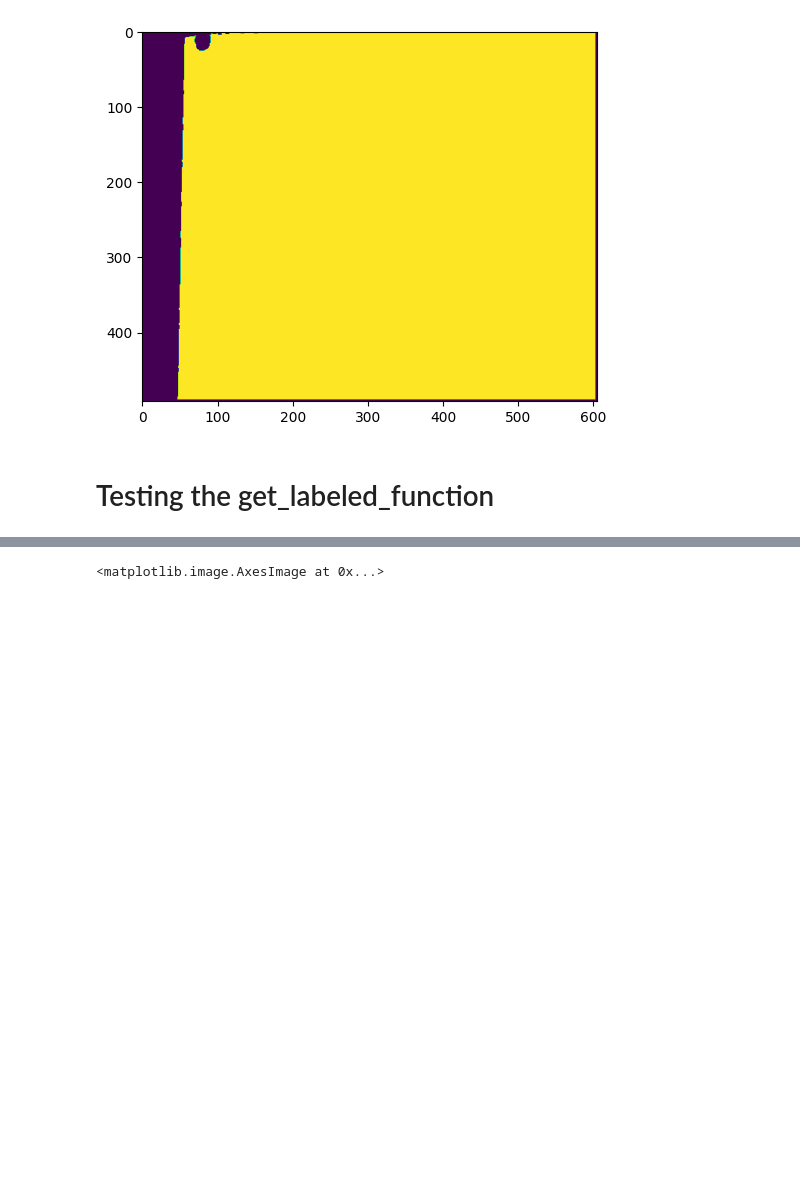
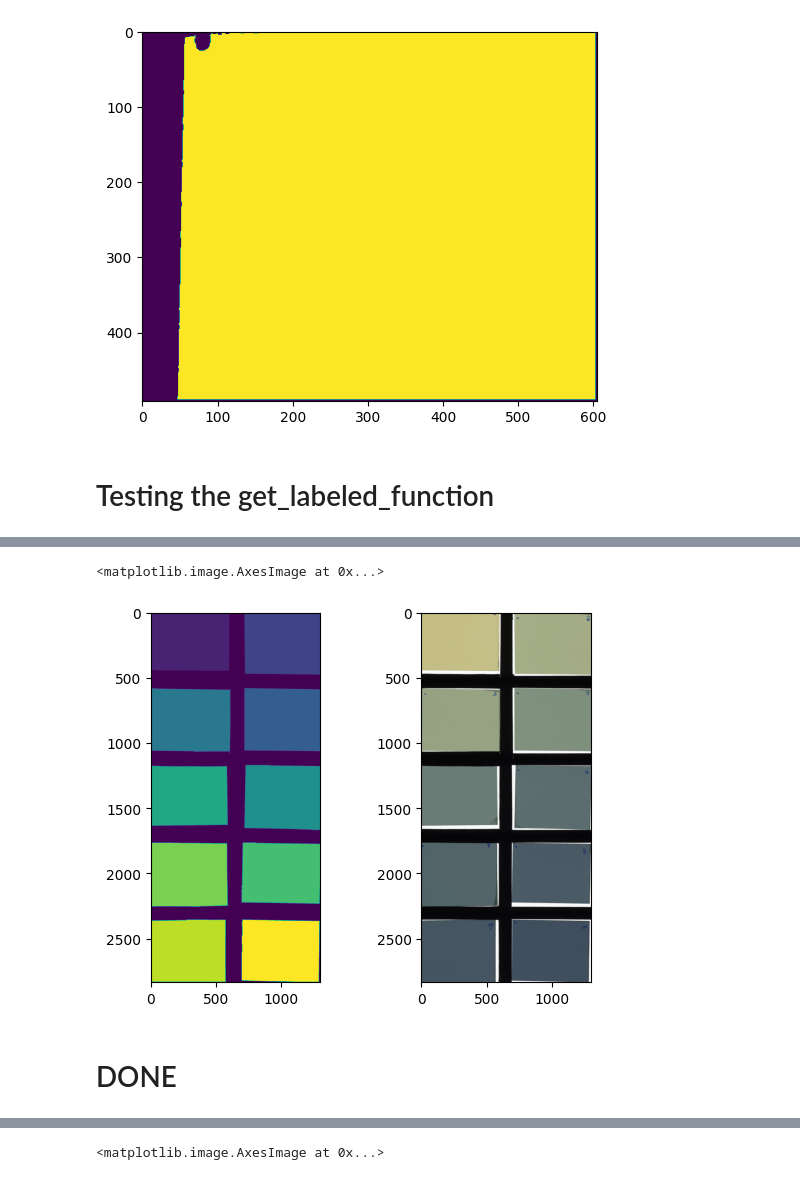
Before and after one commit to LuisOlivaresJ/Dosepy, a Jupyter notebook: src/Dosepy/tools/to_do_progress.ipynb, the cells around one changed output, grey strips where cells are left out. Cells and saved outputs as stored; diff of their text form; code cells hidden in the pictures; blank space fills up the shorter version.

Commit message:
remove small labeled objects done

```diff
--- a/src/Dosepy/tools/to_do_progress.ipynb
+++ b/src/Dosepy/tools/to_do_progress.ipynb
@@ -200,13 +201,14 @@ axes[1].imshow(img/np.max(img))
 [figure]
 # %%
 cal_file_path = "/home/luis/Documents/GitHub/Dosepy/docs/Jupyter/Calibracion_Post.tif"
+cal_file_path = "/home/luis/Dosepy/docs/Jupyter/Calibracion_Post.tif"
 img = iio.imread(cal_file_path)
 
 fig = plt.figure()
 axes = fig.subplots(1, 2)
 
 labels, num = get_labeled_films(img, show=True, return_num=True)
-print(f"{num}")
+print(f"Number of detected films: {num}")
 axes[0].imshow(labels)
 axes[1].imshow(img/np.max(img))
 # %% [output]
@@ -216,0 +221,2 @@ axes[1].imshow(img/np.max(img))
+# %%
+properties = regionprops(labels)
@@ -216,0 +228,13 @@ axes[1].imshow(img/np.max(img))
+# %%
+labels2 = np.copy(labels)
+film_counter = 1
+for n, p in enumerate(properties, start=1):
+    #print(p.area)
+
+    if p.area < 13000:
+        labels2[labels2 == n] = 0
+    else:
+        print(n)
+        print(p.area)
+        labels2[labels2 == n] = film_counter
+        film_counter += 1
@@ -216,0 +272,13 @@ axes[1].imshow(img/np.max(img))
+# %%
+fig = plt.figure()# DONE
+axes = fig.subplots(1, 2)
+
+#labels3, num3 = get_labeled_films(labels2, show=True, return_num=True)
+#print(f"Number of detected films: {num3}")
+axes[0].imshow(labels2)
+axes[1].imshow(img/np.max(img))
+# %% [output]
+<matplotlib.image.AxesImage at 0x...>
+[figure, added]
+# %% [markdown]
+# DONE
```
Also changed, not shown: parts of 9 cells of this notebook, 1 other file.
